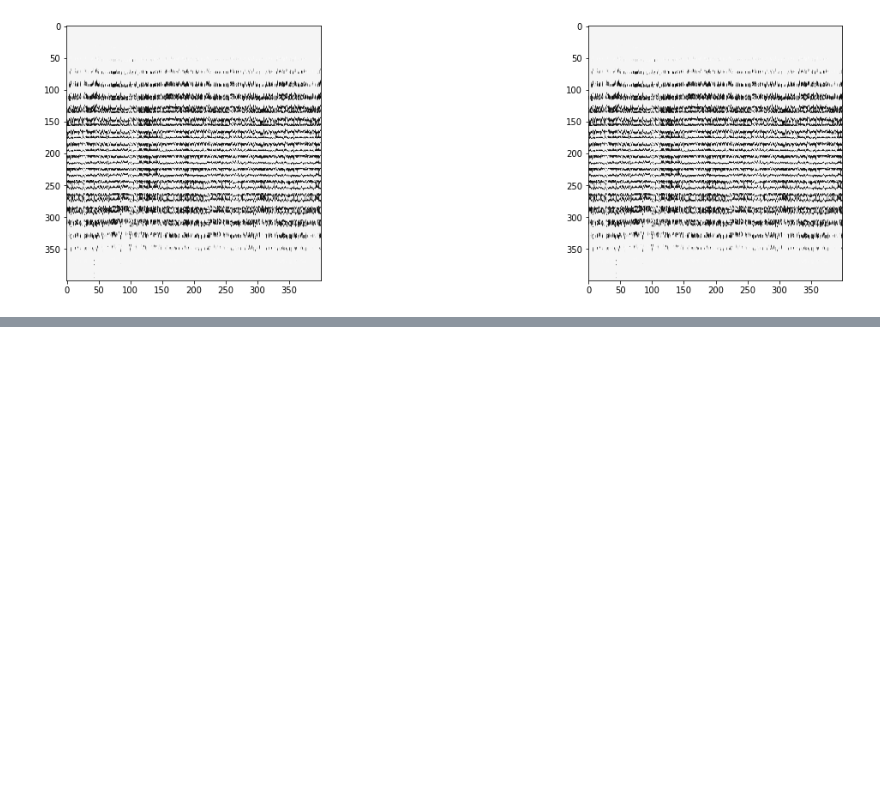
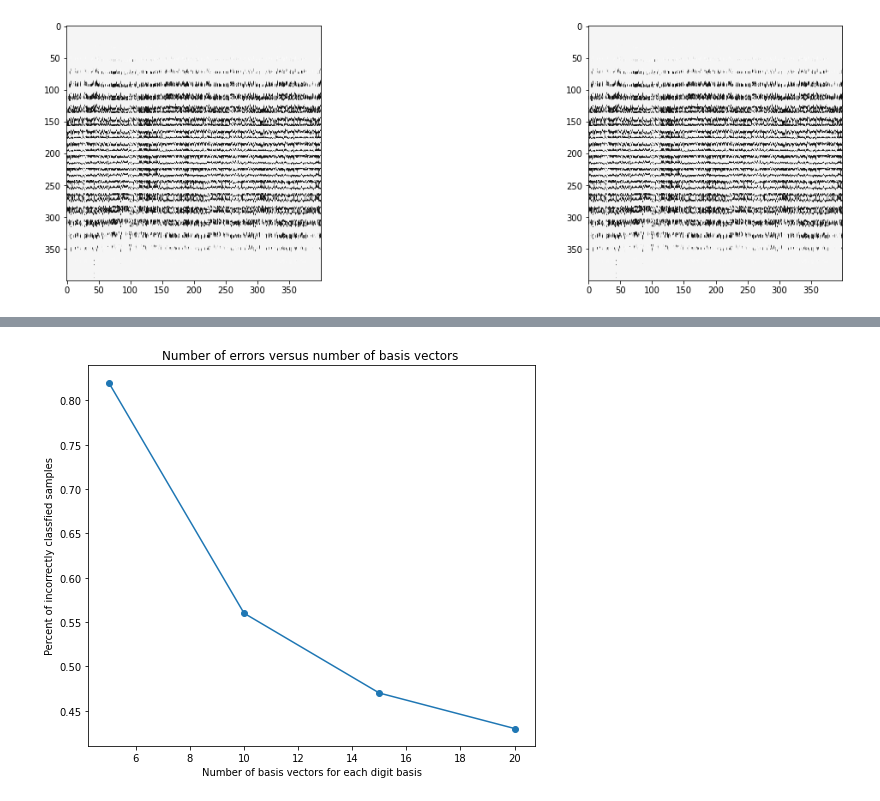
Before and after one commit to qherm/math425-final-project, a Jupyter notebook: Problem 3.ipynb, the cells around one changed output, grey strips where cells are left out. Cells and saved outputs as stored; diff of their text form; code cells hidden in the pictures; blank space fills up the shorter version.

```diff
--- a/Problem 3.ipynb
+++ b/Problem 3.ipynb
@@ -185,17 +104,0 @@ def print_digit(y):
-# %%
-Classifications=[]
-#print(np.dot(Us[0][1],Us[0][1]))
-
-for i in range(1000):
-    Classifications.append(classify_y(Us,test_set[i],5))
-Classifications=np.asarray(Classifications).astype(int)
-
-incorrect_samples=0
-
-for i in range(1000):
-    #print(Classifications[i],test_labels[i])
-    if Classifications[i]!=test_labels[i]:
-        print_digit(test_set[i])
-        print(Classifications[i],test_labels[i])
-        incorrect_samples=incorrect_samples+1
-print(incorrect_samples)
@@ -215,0 +132,7 @@ print(incorrect_samples)
+# %%
+def countX(lst, x):
+    count = 0
+    for ele in lst:
+        if (ele == x):
+            count = count + 1
+    return count
@@ -215,0 +191,11 @@ print(incorrect_samples)
+# %%
+fig = plt.figure(figsize=(8, 7))
+basis_performance=(1/100*np.asarray(basis_performance))
+x=np.array(([5,10,15,20]))
+plt.plot(x,basis_performance,'o-')
+plt.title("Number of errors versus number of basis vectors ")
+plt.xlabel("Number of basis vectors for each digit basis")
+plt.ylabel("Percent of incorrectly classfied samples")
+plt.show()
+# %% [output]
+[figure, added]
```
Also changed, not shown: parts of 14 cells of this notebook.
